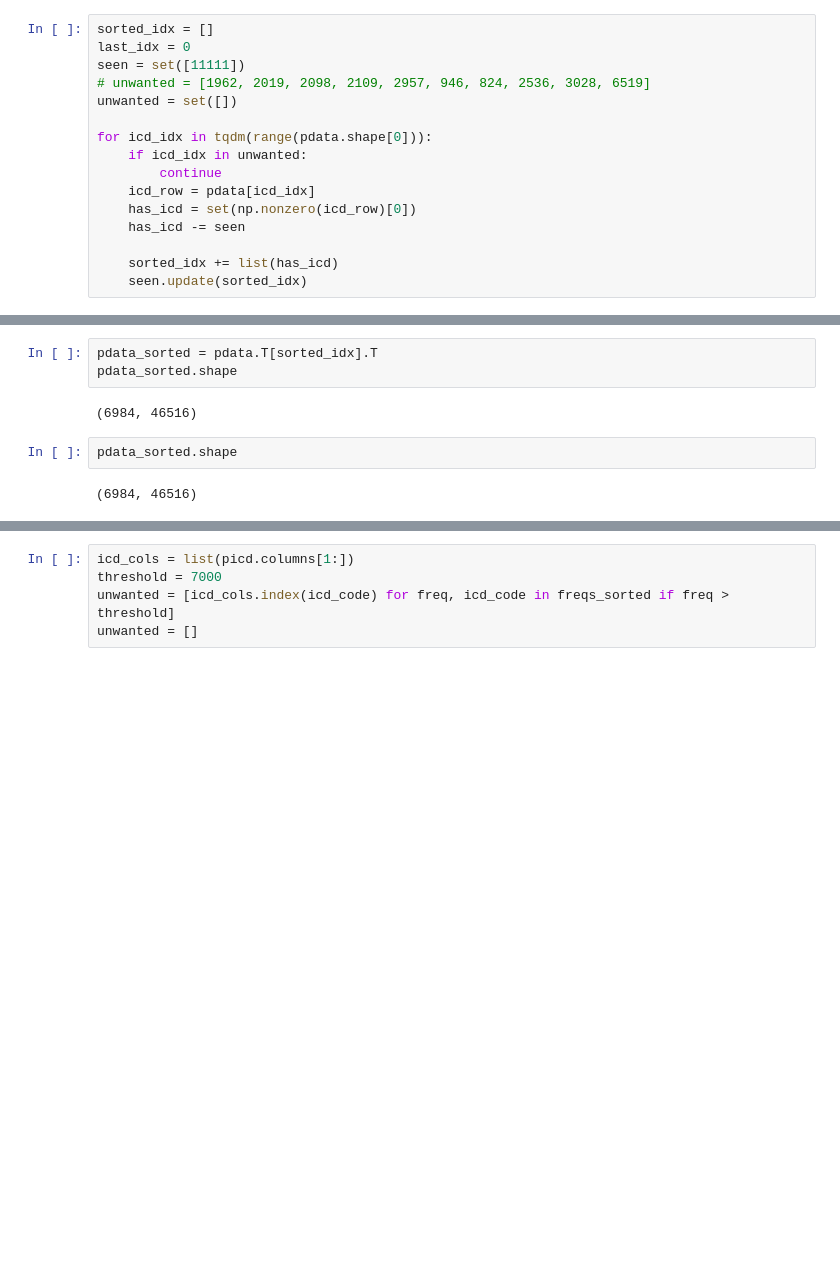
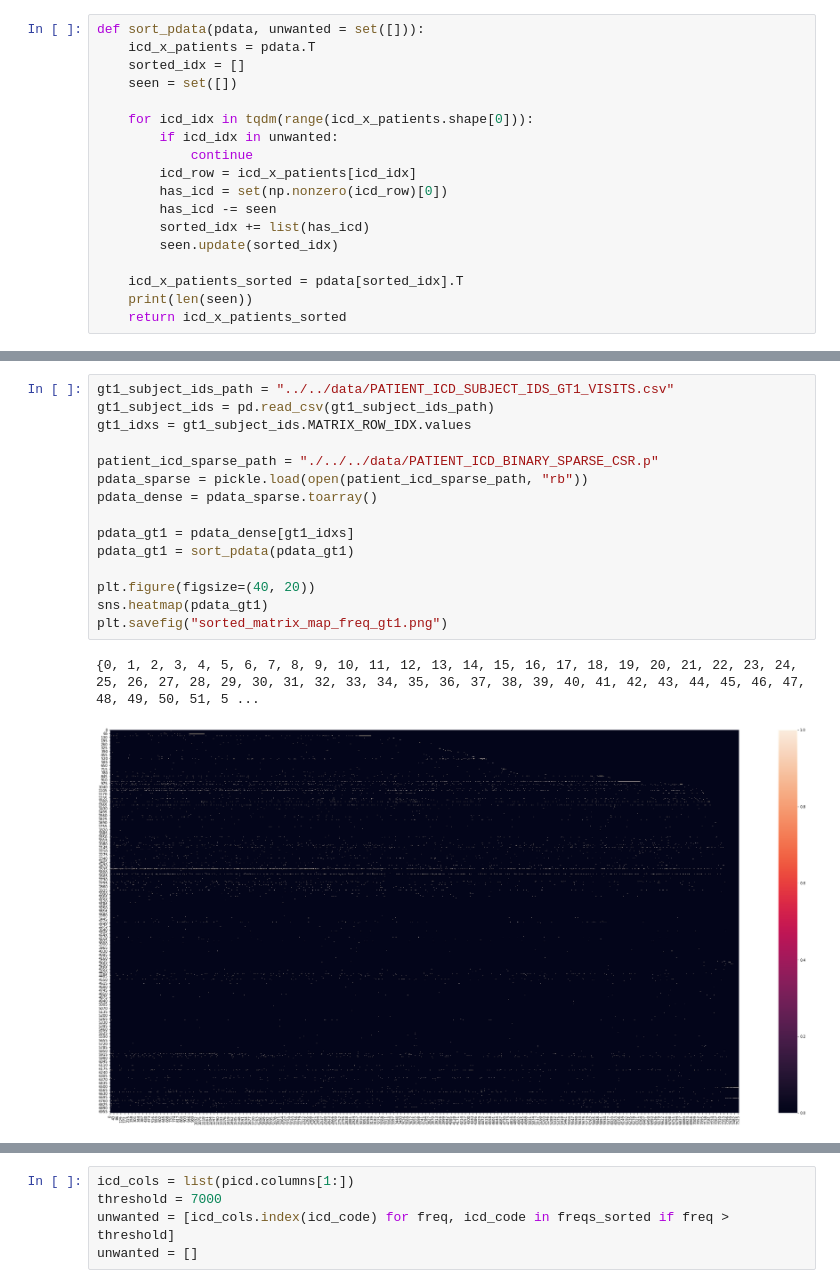
Before and after one commit to ashea2nd/VAE-EHR, a Jupyter notebook: experiments/200226_spectral_analysis/prelim_analysis.ipynb, the cells around one changed output, grey strips where cells are left out. Saved outputs shown, nothing was run; the diff lists cells and outputs as text; blank space fills up the shorter version.

```diff
--- a/experiments/200226_spectral_analysis/prelim_analysis.ipynb
+++ b/experiments/200226_spectral_analysis/prelim_analysis.ipynb
@@ -40,16 +14,18 @@ array([[0, 0, 0, ..., 0, 0, 0],
 # %%
-sorted_idx = []
-last_idx = 0
-seen = set([11111])
-# unwanted = [1962, 2019, 2098, 2109, 2957, 946, 824, 2536, 3028, 6519]
-unwanted = set([])
+def sort_pdata(pdata, unwanted = set([])):
+    icd_x_patients = pdata.T
+    sorted_idx = []
+    seen = set([])
 
-for icd_idx in tqdm(range(pdata.shape[0])):
-    if icd_idx in unwanted:
-        continue
-    icd_row = pdata[icd_idx]
-    has_icd = set(np.nonzero(icd_row)[0])
-    has_icd -= seen
+    for icd_idx in tqdm(range(icd_x_patients.shape[0])):
+        if icd_idx in unwanted:
+            continue
+        icd_row = icd_x_patients[icd_idx]
+        has_icd = set(np.nonzero(icd_row)[0])
+        has_icd -= seen
+        sorted_idx += list(has_icd)
+        seen.update(sorted_idx)
 
-    sorted_idx += list(has_icd)
-    seen.update(sorted_idx)
+    icd_x_patients_sorted = pdata[sorted_idx].T
+    print(len(seen))
+    return icd_x_patients_sorted
@@ -56,10 +41,19 @@ for icd_idx in tqdm(range(pdata.shape[0])):
-# %%
-pdata_sorted = pdata.T[sorted_idx].T
-pdata_sorted.shape
-# %% [output]
-(6984, 46516)
-# %%
-pdata_sorted.shape
-# %% [output]
-(6984, 46516)
+# %%
+gt1_subject_ids_path = "../../data/PATIENT_ICD_SUBJECT_IDS_GT1_VISITS.csv"
+gt1_subject_ids = pd.read_csv(gt1_subject_ids_path)
+gt1_idxs = gt1_subject_ids.MATRIX_ROW_IDX.values
+
+patient_icd_sparse_path = "./../../data/PATIENT_ICD_BINARY_SPARSE_CSR.p"
+pdata_sparse = pickle.load(open(patient_icd_sparse_path, "rb"))
+pdata_dense = pdata_sparse.toarray()
+
+pdata_gt1 = pdata_dense[gt1_idxs]
+pdata_gt1 = sort_pdata(pdata_gt1)
+
+plt.figure(figsize=(40, 20))
+sns.heatmap(pdata_gt1)
+plt.savefig("sorted_matrix_map_freq_gt1.png")
+# %% [output]
+{0, 1, 2, 3, 4, 5, 6, 7, 8, 9, 10, 11, 12, 13, 14, 15, 16, 17, 18, 19, 20, 21, 22, 23, 24, 25, 26, 27, 28, 29, 30, 31, 32, 33, 34, 35, 36, 37, 38, 39, 40, 41, 42, 43, 44, 45, 46, 47, 48, 49, 50, 51, 5 ...
+[figure, added]
 # %%
```
Also changed, not shown: parts of 10 cells of this notebook, 6 other files.
